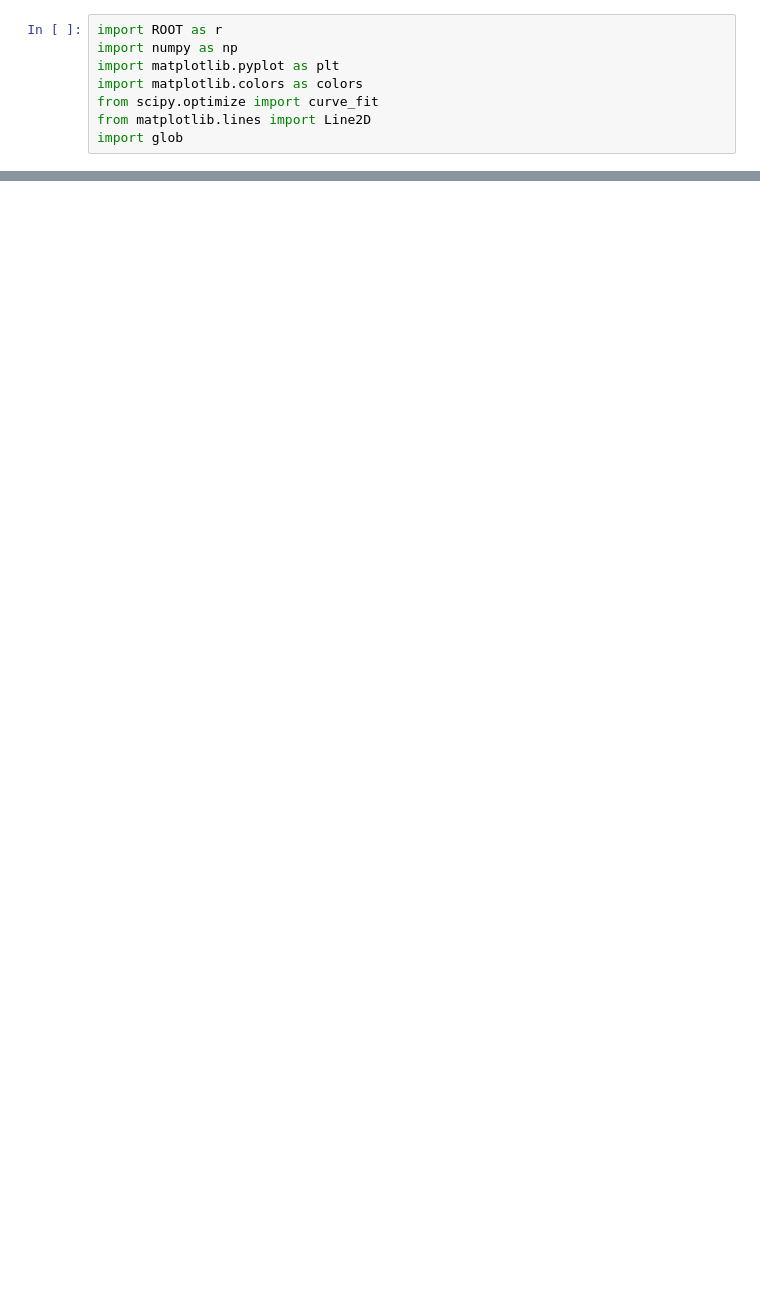
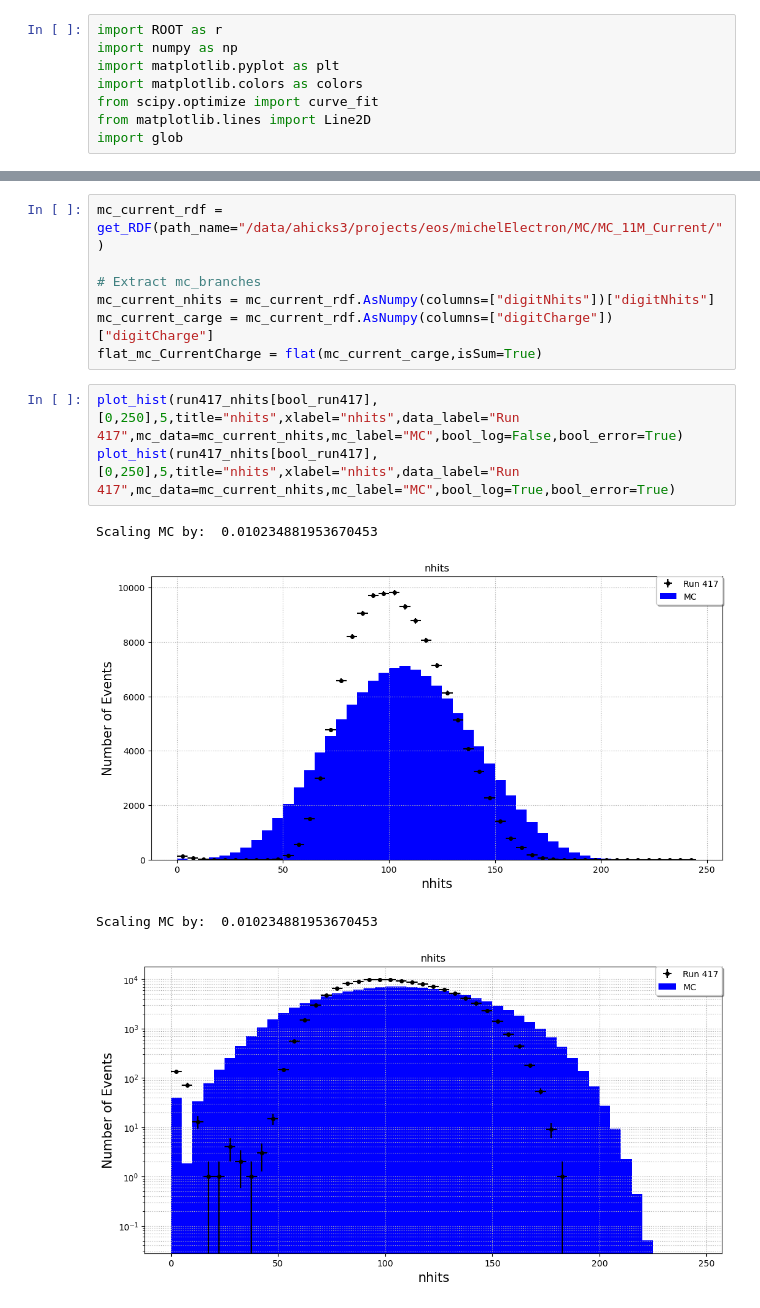
Before and after one commit to wtoslac/EosAnalyses, a Jupyter notebook: Austin/micheal_electron_analysis.ipynb, the cells around one changed output, grey strips where cells are left out. Cells and saved outputs as stored; diff of their text form; blank space fills up the shorter version.

```diff
--- a/Austin/micheal_electron_analysis.ipynb
+++ b/Austin/micheal_electron_analysis.ipynb
@@ -579,0 +469,15 @@ Scaling MC by:  0.011148607459203734
+# %%
+mc_current_rdf = get_RDF(path_name="/data/ahicks3/projects/eos/michelElectron/MC/MC_11M_Current/")
+
+# Extract mc_branches
+mc_current_nhits = mc_current_rdf.AsNumpy(columns=["digitNhits"])["digitNhits"]
+mc_current_carge = mc_current_rdf.AsNumpy(columns=["digitCharge"])["digitCharge"]
+flat_mc_CurrentCharge = flat(mc_current_carge,isSum=True)
+# %%
+plot_hist(run417_nhits[bool_run417],[0,250],5,title="nhits",xlabel="nhits",data_label="Run 417",mc_data=mc_current_nhits,mc_label="MC",bool_log=False,bool_error=True)
+plot_hist(run417_nhits[bool_run417],[0,250],5,title="nhits",xlabel="nhits",data_label="Run 417",mc_data=mc_current_nhits,mc_label="MC",bool_log=True,bool_error=True)
+# %% [output]
+Scaling MC by:  0.010234881953670453
+[figure, added]
+Scaling MC by:  0.010234881953670453
+[figure, added]
```
Also changed, not shown: parts of 44 cells of this notebook, 1 other file.
